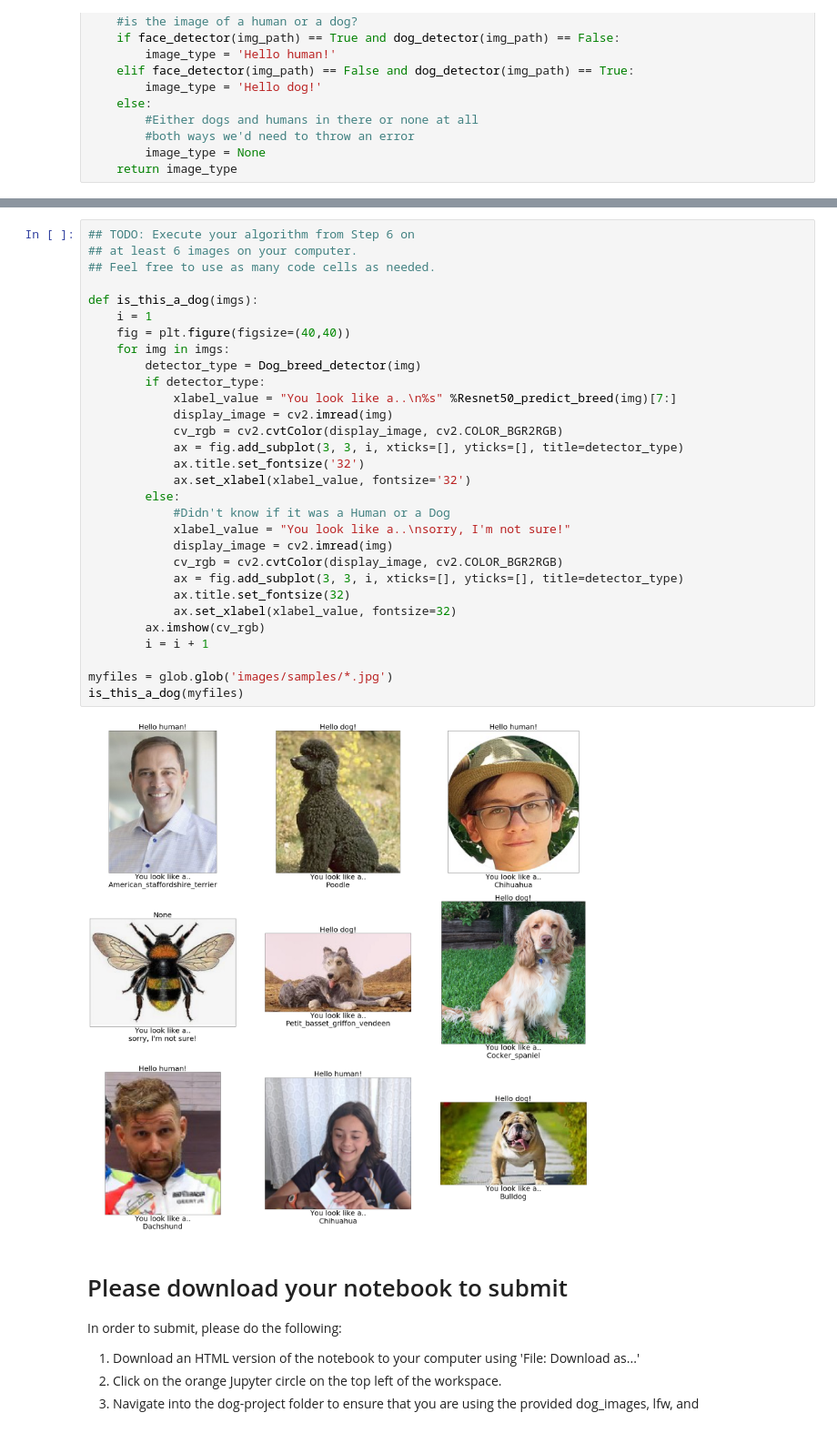
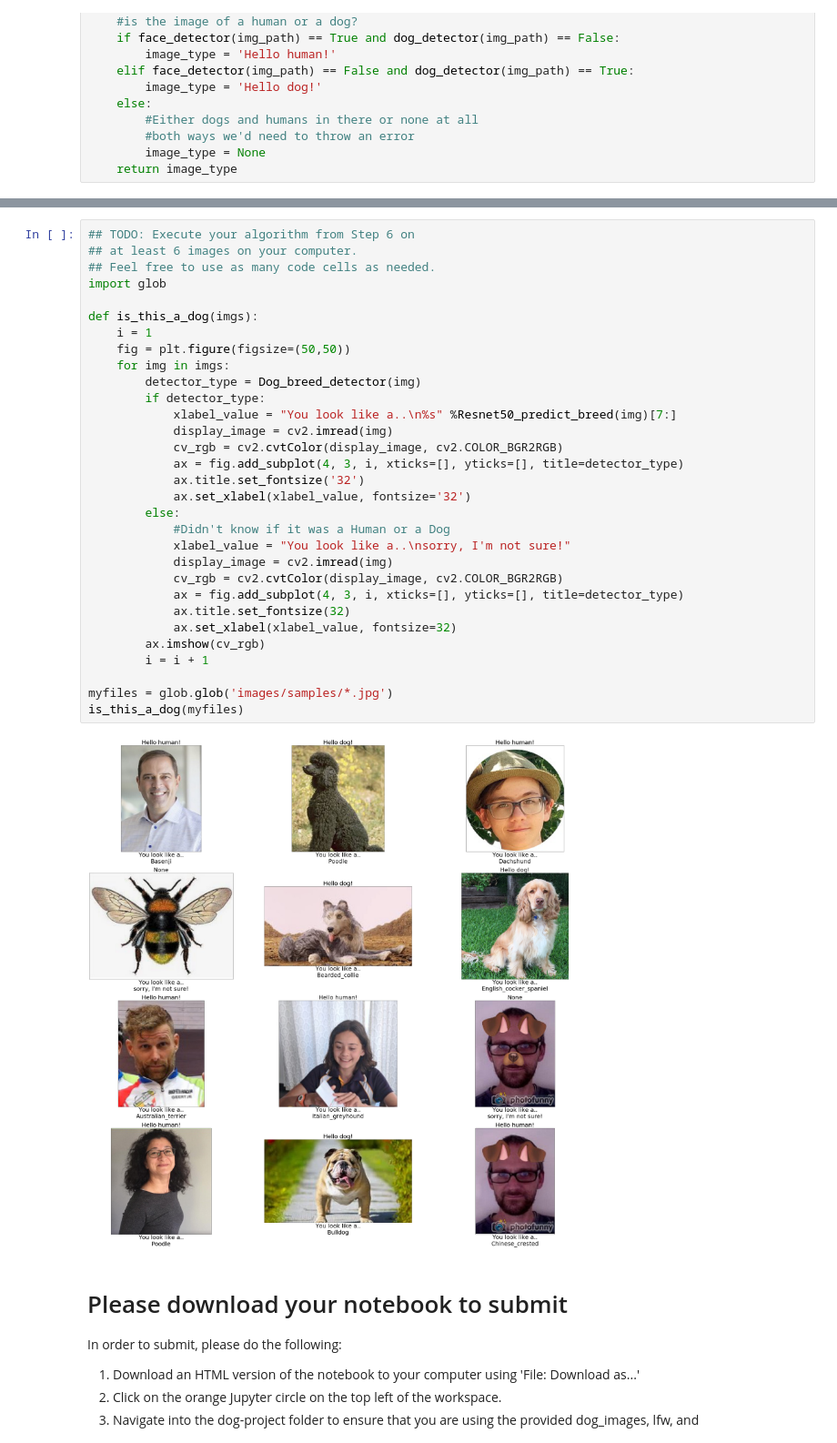
Before and after one commit to networkthings/Udacity_MLND, a Jupyter notebook: dog-project/dog_app.ipynb, the cells around one changed output, grey strips where cells are left out. Shown at 91% size. Cells and saved outputs as stored; diff of their text form.

```diff
--- a/dog-project/dog_app.ipynb
+++ b/dog-project/dog_app.ipynb
@@ -803,35 +808,36 @@ __Answer:__
 # %%
 ## TODO: Execute your algorithm from Step 6 on
 ## at least 6 images on your computer.
 ## Feel free to use as many code cells as needed.
+import glob
 
 def is_this_a_dog(imgs):
     i = 1
-    fig = plt.figure(figsize=(40,40))
+    fig = plt.figure(figsize=(50,50))
     for img in imgs:
         detector_type = Dog_breed_detector(img)
         if detector_type:
             xlabel_value = "You look like a..\n%s" %Resnet50_predict_breed(img)[7:]
             display_image = cv2.imread(img)
             cv_rgb = cv2.cvtColor(display_image, cv2.COLOR_BGR2RGB)
-            ax = fig.add_subplot(3, 3, i, xticks=[], yticks=[], title=detector_type)
+            ax = fig.add_subplot(4, 3, i, xticks=[], yticks=[], title=detector_type)
             ax.title.set_fontsize('32')
             ax.set_xlabel(xlabel_value, fontsize='32')
         else:
             #Didn't know if it was a Human or a Dog
             xlabel_value = "You look like a..\nsorry, I'm not sure!"
             display_image = cv2.imread(img)
             cv_rgb = cv2.cvtColor(display_image, cv2.COLOR_BGR2RGB)
-            ax = fig.add_subplot(3, 3, i, xticks=[], yticks=[], title=detector_type)
+            ax = fig.add_subplot(4, 3, i, xticks=[], yticks=[], title=detector_type)
             ax.title.set_fontsize(32)
             ax.set_xlabel(xlabel_value, fontsize=32)
         ax.imshow(cv_rgb)
         i = i + 1
 
 myfiles = glob.glob('images/samples/*.jpg')
 is_this_a_dog(myfiles)
 # %% [output]
-[figure, old version]
+[figure, new version]
 # %% [markdown]
 # Please download your notebook to submit
 
```
Also changed, not shown: parts of 11 cells of this notebook, 5 other files.
